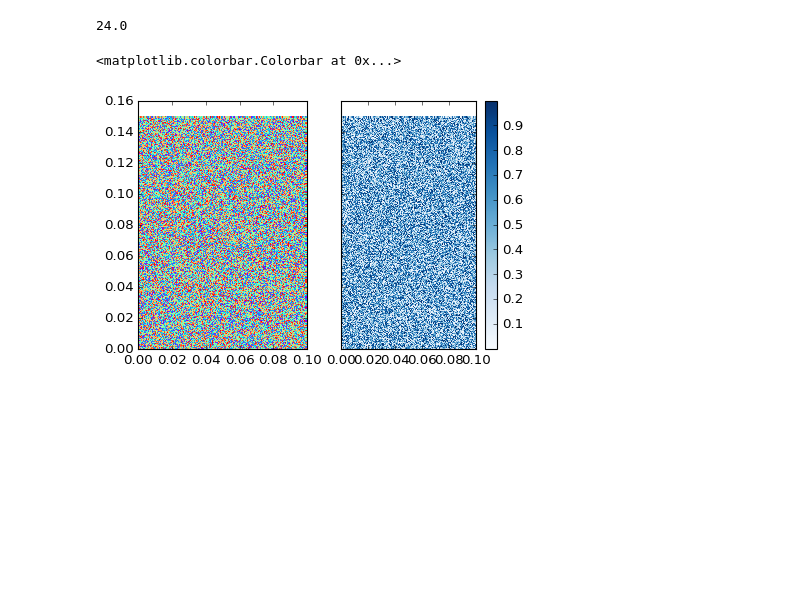
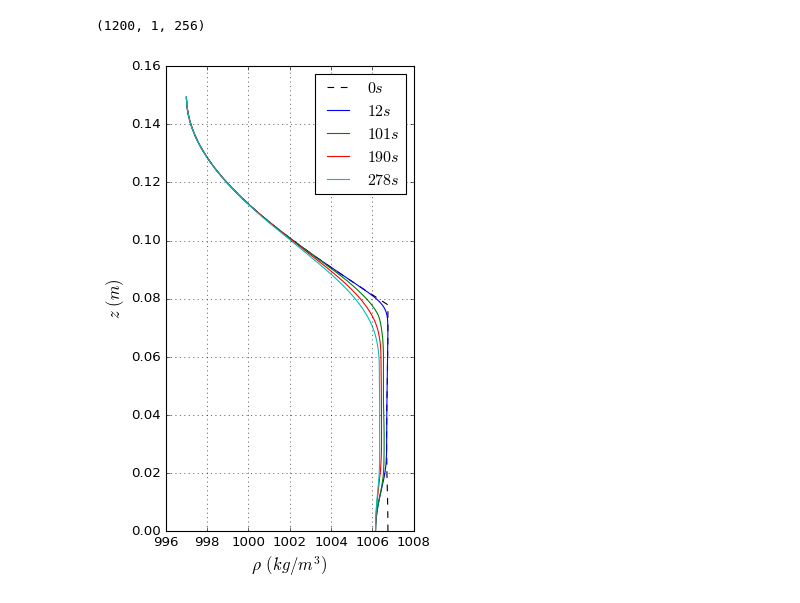
Before and after one commit to cpierard/Servicio_social, a Jupyter notebook: Strat_conv/UGM_plots.ipynb, the cells around one changed output. Drawn from its saved outputs; the diff is of its cells as text; code cells hidden in the pictures; blank space fills up the shorter version.

```diff
--- a/Strat_conv/UGM_plots.ipynb
+++ b/Strat_conv/UGM_plots.ipynb
@@ -149,4 +90,0 @@ with h5.File(file_ugm_28, mode='r') as file:
-# %%
-1200/50
-# %% [output]
-24.0
@@ -161,17 +90,0 @@ plt.title('t')
-# %%
-dx, dy = 0.1/256., 0.15/256.
-
-x, y = np.mgrid[slice(0, 0.1, dx), slice(0, 0.15, dy)]
-
-dat1 = np.random.random(x.shape)
-dat2 = np.random.random(x.shape)
-
-fig, axes = plt.subplots(1, 2, sharey = True)
-a1 = axes[0].pcolormesh(x,y, dat1, cmap= 'rainbow')
-#axes.flat[0].set_ylim(0, 0.15)
-axes.flat[0]
-a2 = axes[1].pcolormesh(x,y, dat2, cmap='Blues')
-fig.colorbar(a2)
-# %% [output]
-<matplotlib.colorbar.Colorbar at 0x...>
-[figure, removed]
@@ -189,0 +91,27 @@ enter image description here
+# %%
+with h5.File(file_ugm_24, mode='r') as file:
+
+    t = file['scales']['sim_time']
+    ρ_p = file['tasks']['ρ profile']
+    print(ρ_p.shape)
+    plt.figure(figsize=(4,7.5))
+    plt.plot(ρ_p[0, 0,:], y[0], '--k', label = '$0s$')
+
+    for i in range(50, 1199,355):
+        if t[i] < 100:
+            n = 2
+        elif t[i] >= 100:
+            n = 3
+
+        str_t = '$' + str(t[i])[:n]+ ' s$'
+        plt.plot(ρ_p[i, 0,:], y[0], label = str_t)
+
+    plt.legend()
+    plt.xlabel('$ρ \ (kg/m^3)$', fontsize = 15)
+    plt.ylabel('$z \ (m)$', fontsize = 15)
+    plt.rcParams.update({'font.size': 12})
+    plt.grid()
+    #plt.savefig('24_rho_profiles.png', format='png', dpi = 200)
+# %% [output]
+(1200, 1, 256)
+[figure, added]
```
Also changed, not shown: parts of 31 cells of this notebook, 8 other files.
